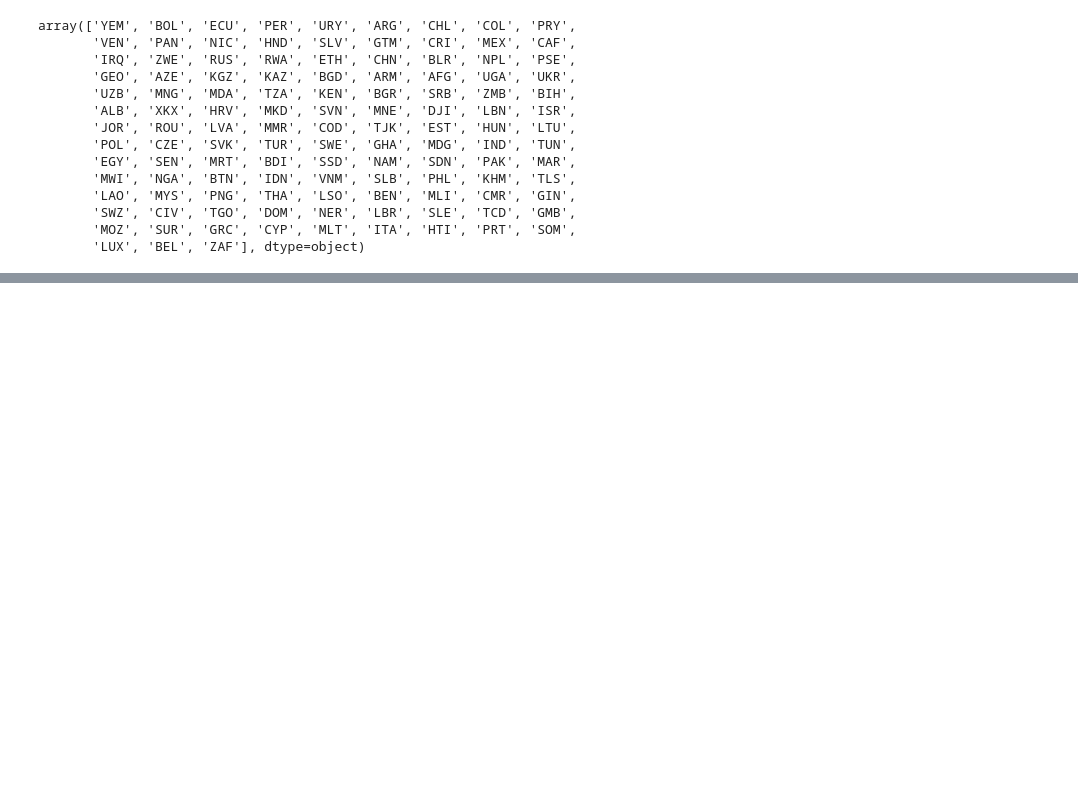
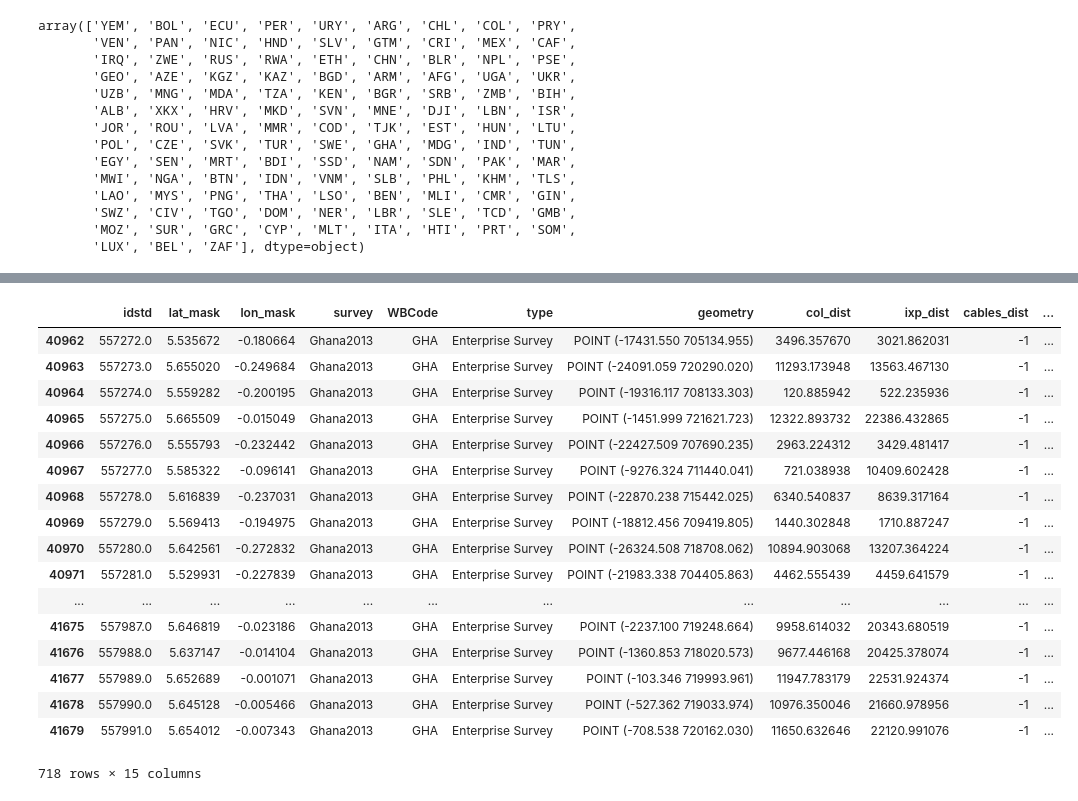
Before and after one commit to worldbank/GOST_PublicGoods, a Jupyter notebook: Implementations/FY21/DIS_ICT_distance_calculations/DIS_ETIMT_ICT_distances.ipynb, the cells around one changed output, grey strips where cells are left out. Saved outputs shown, nothing was run; the diff lists cells and outputs as text; code cells hidden in the pictures; blank space fills up the shorter version.

```diff
--- a/Implementations/FY21/DIS_ICT_distance_calculations/DIS_ETIMT_ICT_distances.ipynb
+++ b/Implementations/FY21/DIS_ICT_distance_calculations/DIS_ETIMT_ICT_distances.ipynb
@@ -148,0 +227,21 @@ for cur_country in inD['WBCode'].unique():
+# %%
+distD
+# %% [output]
+|  | idstd | lat_mask | lon_mask | survey | WBCode | type | geometry | col_dist | ixp_dist | cables_dist | ... |
+| 40962 | 557272.0 | 5.535672 | -0.180664 | Ghana2013 | GHA | Enterprise Survey | POINT (-17431.550 705134.955) | 3496.357670 | 3021.862031 | -1 | ... |
+| 40963 | 557273.0 | 5.655020 | -0.249684 | Ghana2013 | GHA | Enterprise Survey | POINT (-24091.059 720290.020) | 11293.173948 | 13563.467130 | -1 | ... |
+| 40964 | 557274.0 | 5.559282 | -0.200195 | Ghana2013 | GHA | Enterprise Survey | POINT (-19316.117 708133.303) | 120.885942 | 522.235936 | -1 | ... |
+| 40965 | 557275.0 | 5.665509 | -0.015049 | Ghana2013 | GHA | Enterprise Survey | POINT (-1451.999 721621.723) | 12322.893732 | 22386.432865 | -1 | ... |
+| 40966 | 557276.0 | 5.555793 | -0.232442 | Ghana2013 | GHA | Enterprise Survey | POINT (-22427.509 707690.235) | 2963.224312 | 3429.481417 | -1 | ... |
+| 40967 | 557277.0 | 5.585322 | -0.096141 | Ghana2013 | GHA | Enterprise Survey | POINT (-9276.324 711440.041) | 721.038938 | 10409.602428 | -1 | ... |
+| 40968 | 557278.0 | 5.616839 | -0.237031 | Ghana2013 | GHA | Enterprise Survey | POINT (-22870.238 715442.025) | 6340.540837 | 8639.317164 | -1 | ... |
+| 40969 | 557279.0 | 5.569413 | -0.194975 | Ghana2013 | GHA | Enterprise Survey | POINT (-18812.456 709419.805) | 1440.302848 | 1710.887247 | -1 | ... |
+| 40970 | 557280.0 | 5.642561 | -0.272832 | Ghana2013 | GHA | Enterprise Survey | POINT (-26324.508 718708.062) | 10894.903068 | 13207.364224 | -1 | ... |
+| 40971 | 557281.0 | 5.529931 | -0.227839 | Ghana2013 | GHA | Enterprise Survey | POINT (-21983.338 704405.863) | 4462.555439 | 4459.641579 | -1 | ... |
+| ... | ... | ... | ... | ... | ... | ... | ... | ... | ... | ... | ... |
+| 41675 | 557987.0 | 5.646819 | -0.023186 | Ghana2013 | GHA | Enterprise Survey | POINT (-2237.100 719248.664) | 9958.614032 | 20343.680519 | -1 | ... |
+| 41676 | 557988.0 | 5.637147 | -0.014104 | Ghana2013 | GHA | Enterprise Survey | POINT (-1360.853 718020.573) | 9677.446168 | 20425.378074 | -1 | ... |
+| 41677 | 557989.0 | 5.652689 | -0.001071 | Ghana2013 | GHA | Enterprise Survey | POINT (-103.346 719993.961) | 11947.783179 | 22531.924374 | -1 | ... |
+| 41678 | 557990.0 | 5.645128 | -0.005466 | Ghana2013 | GHA | Enterprise Survey | POINT (-527.362 719033.974) | 10976.350046 | 21660.978956 | -1 | ... |
+| 41679 | 557991.0 | 5.654012 | -0.007343 | Ghana2013 | GHA | Enterprise Survey | POINT (-708.538 720162.030) | 11650.632646 | 22120.991076 | -1 | ... |
+718 rows × 15 columns
```
Also changed, not shown: parts of 6 cells of this notebook, 3 other files.
